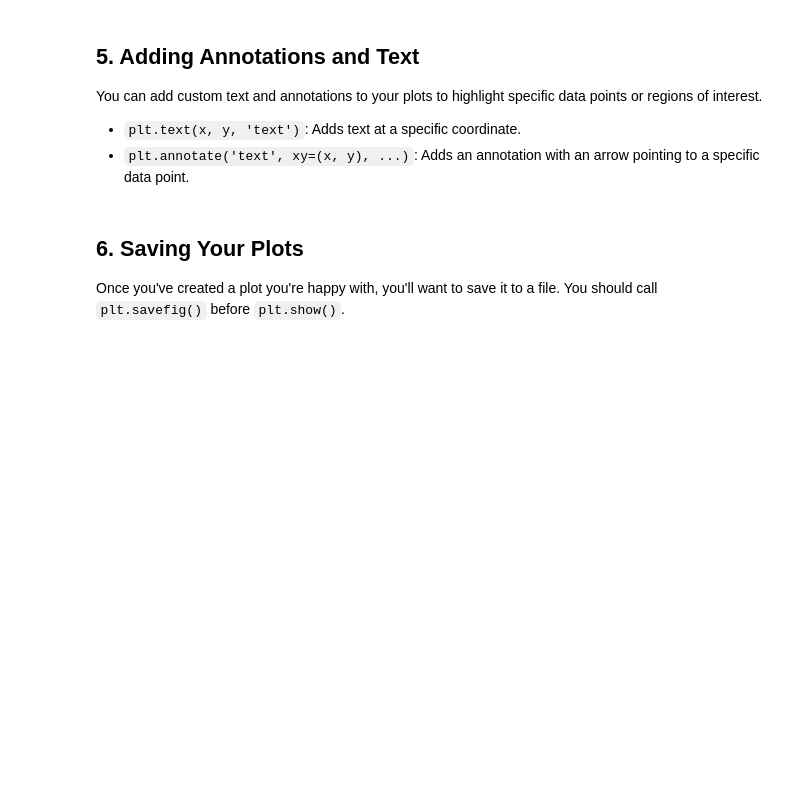
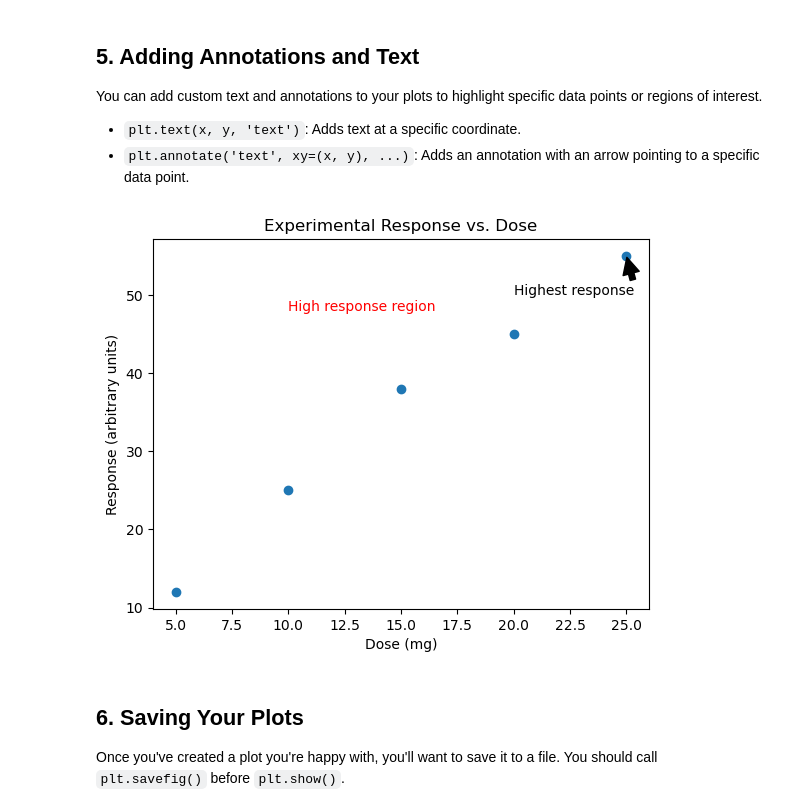
Before and after one commit to xzagvozdina/Python-for-Scientists, a Jupyter notebook: Week 6/6.1.ipynb, the cells around one changed output. Drawn from its saved outputs; the diff is of its cells as text; code cells hidden in the pictures; blank space fills up the shorter version.

```diff
--- a/Week 6/6.1.ipynb
+++ b/Week 6/6.1.ipynb
@@ -134,22 +144,24 @@ You can add custom text and annotations to your plots to highlight specific data
 # %%
 # Create data for a scatter plot
 dose = np.array([5, 10, 15, 20, 25])
 response = np.array([12, 25, 38, 45, 55])
 
 plt.scatter(dose, response)
 plt.title("Experimental Response vs. Dose")
 plt.xlabel("Dose (mg)")
 plt.ylabel("Response (arbitrary units)")
 
 # Add a text annotation to the plot
 plt.text(10, 48, 'High response region', fontsize=10, color='red')
 
 # Add an arrow annotation pointing to a specific data point
-plt.annotate('Highest response', xy=(25, 55), xytext=(20, 50),
+plt.annotate('Highest response', xy=(dose[-1], response[-1]), xytext=(20, 50),
              arrowprops=dict(facecolor='black', shrink=0.05),
              fontsize=10)
 
 plt.show()
+# %% [output]
+[figure, added]
 # %% [markdown]
 ## 6. Saving Your Plots
 Once you've created a plot you're happy with, you'll want to save it to a file. You should call `plt.savefig()` before `plt.show()`.
```
Also changed, not shown: parts of 6 cells of this notebook.
